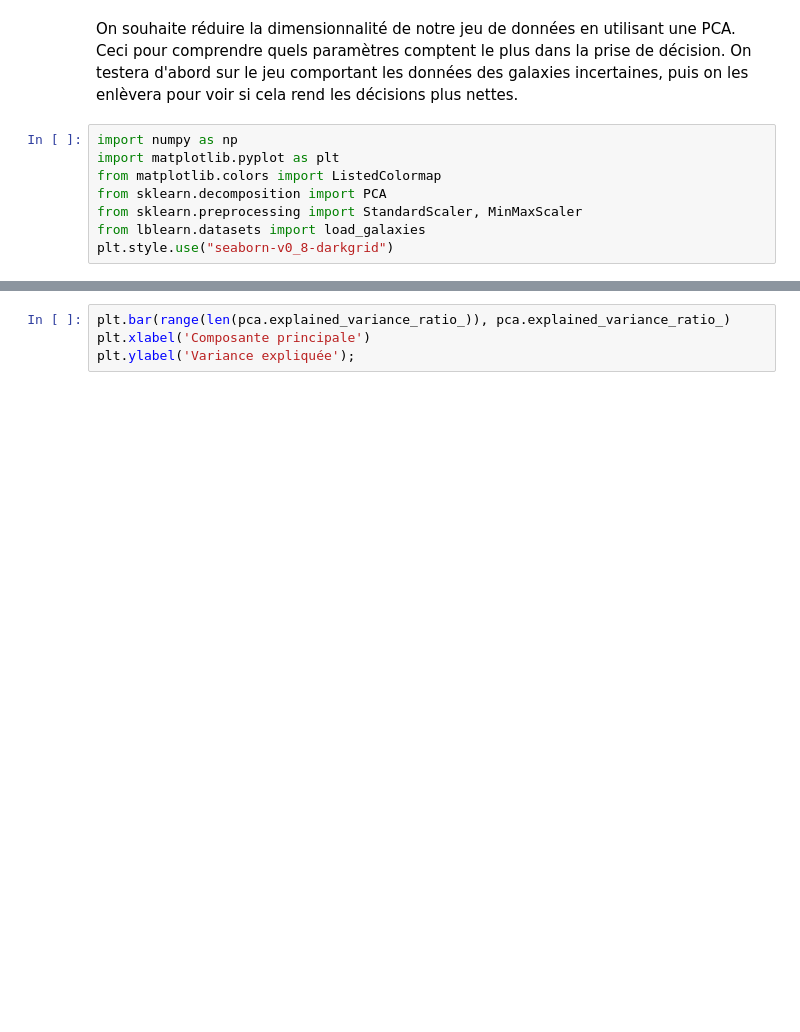
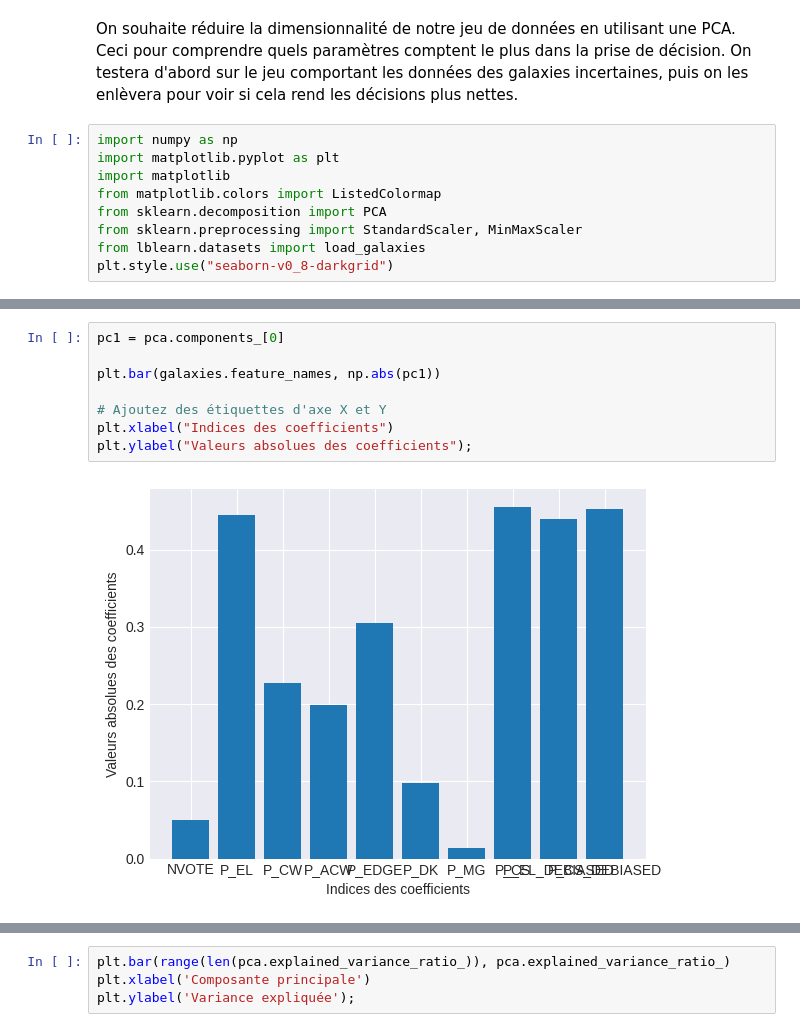
Before and after one commit to lukbrb/academic-physics, a Jupyter notebook: galaxy-classification/notebooks/02-Unsupervised.ipynb, the cells around one changed output, grey strips where cells are left out. Saved outputs shown, nothing was run; the diff lists cells and outputs as text; blank space fills up the shorter version.

Commit message:
Ajout détails PCA

```diff
--- a/galaxy-classification/notebooks/02-Unsupervised.ipynb
+++ b/galaxy-classification/notebooks/02-Unsupervised.ipynb
@@ -5,6 +5,7 @@ On souhaite réduire la dimensionnalité de notre jeu de données en utilisant u
 # %%
 import numpy as np
 import matplotlib.pyplot as plt
+import matplotlib
 from matplotlib.colors import ListedColormap
 from sklearn.decomposition import PCA
 from sklearn.preprocessing import StandardScaler, MinMaxScaler
@@ -39,3 +40,13 @@ Meaning of the 2 components:
 -0.050 x NVOTE + -0.445 x P_EL + 0.227 x P_CW + 0.199 x P_ACW + 0.305 x P_EDGE + -0.098 x P_DK + -0.013 x P_MG + 0.456 x P_CS + -0.440 x P_EL_DEBIASED + 0.452 x P_CS_DEBIASED
 0.257 x NVOTE + -0.207 x P_EL + 0.080 x P_CW + -0.013 x P_ACW + -0.153 x P_EDGE + 0.552 x P_DK + 0.718 x P_MG + -0.061 x P_CS + -0.176 x P_EL_DEBIASED + -0.075 x P_CS_DEBIASED
 [figure]
+# %%
+pc1 = pca.components_[0]
+
+plt.bar(galaxies.feature_names, np.abs(pc1))
+
+# Ajoutez des étiquettes d'axe X et Y
+plt.xlabel("Indices des coefficients")
+plt.ylabel("Valeurs absolues des coefficients");
+# %% [output]
+[figure, added]
```
Also changed, not shown: parts of 5 cells of this notebook, 2 other files.
